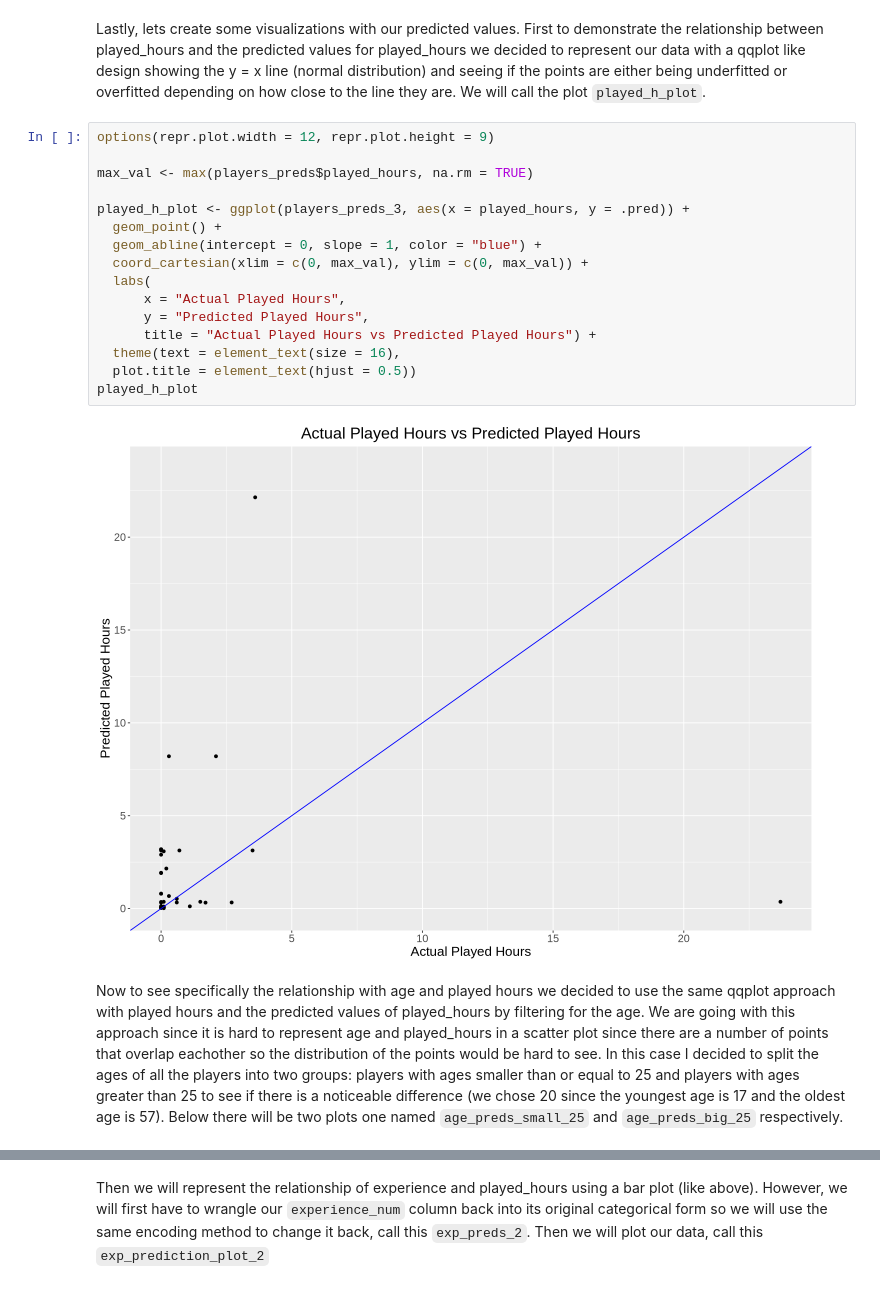
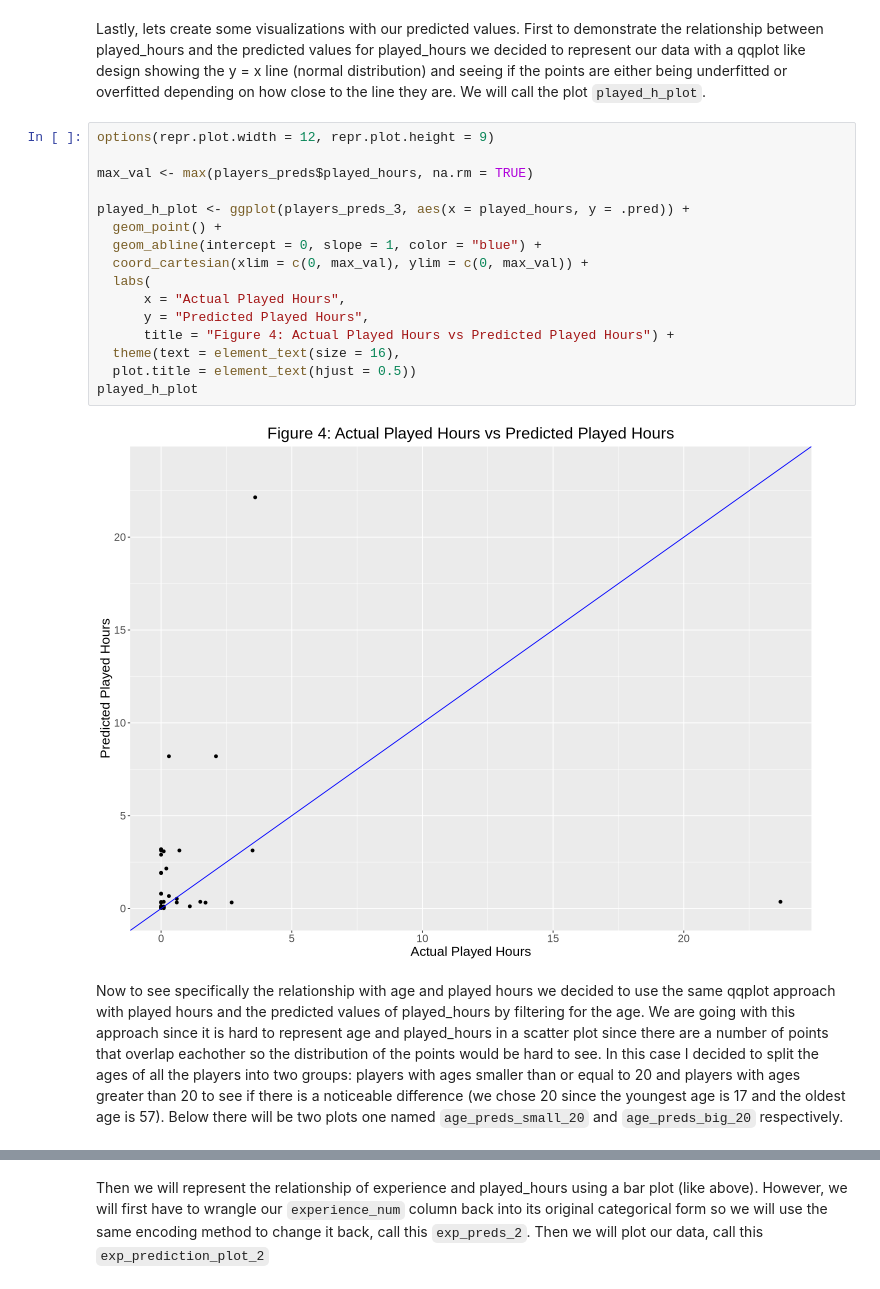
Before and after one commit to iSqlqmi/dsci_100_group_project, a Jupyter notebook: project_final_report.ipynb, the cells around one changed output, grey strips where cells are left out. Cells and saved outputs as stored; diff of their text form.

```diff
--- a/project_final_report.ipynb
+++ b/project_final_report.ipynb
@@ -405,23 +407,23 @@ Lastly, lets create some visualizations with our predicted values. First to demo
 # %%
 options(repr.plot.width = 12, repr.plot.height = 9)
 
 max_val <- max(players_preds$played_hours, na.rm = TRUE)
 
 played_h_plot <- ggplot(players_preds_3, aes(x = played_hours, y = .pred)) +
   geom_point() +
   geom_abline(intercept = 0, slope = 1, color = "blue") +
   coord_cartesian(xlim = c(0, max_val), ylim = c(0, max_val)) +
   labs(
       x = "Actual Played Hours",
       y = "Predicted Played Hours",
-      title = "Actual Played Hours vs Predicted Played Hours") +
+      title = "Figure 4: Actual Played Hours vs Predicted Played Hours") +
   theme(text = element_text(size = 16),
   plot.title = element_text(hjust = 0.5))
 played_h_plot
 # %% [output]
-[figure, old version]
+[figure, new version]
 # %% [markdown]
-Now to see specifically the relationship with age and played hours we decided to use the same qqplot approach with played hours and the predicted values of played_hours by filtering for the age. We are going with this approach since it is hard to represent age and played_hours in a scatter plot since there are a number of points that overlap eachother so the distribution of the points would be hard to see. In this case I decided to split the ages of all the players into two groups: players with ages smaller than or equal to 25 and players with ages greater than 25 to see if there is a noticeable difference (we chose 20 since the youngest age is 17 and the oldest age is 57). Below there will be two plots one named `age_preds_small_25` and `age_preds_big_25` respectively.
+Now to see specifically the relationship with age and played hours we decided to use the same qqplot approach with played hours and the predicted values of played_hours by filtering for the age. We are going with this approach since it is hard to represent age and played_hours in a scatter plot since there are a number of points that overlap eachother so the distribution of the points would be hard to see. In this case I decided to split the ages of all the players into two groups: players with ages smaller than or equal to 20 and players with ages greater than 20 to see if there is a noticeable difference (we chose 20 since the youngest age is 17 and the oldest age is 57). Below there will be two plots one named `age_preds_small_20` and `age_preds_big_20` respectively.
 # %%
 players_preds_3 <- players_preds |>
     mutate(experience_num = case_when(
```
Also changed, not shown: parts of 7 cells of this notebook.
